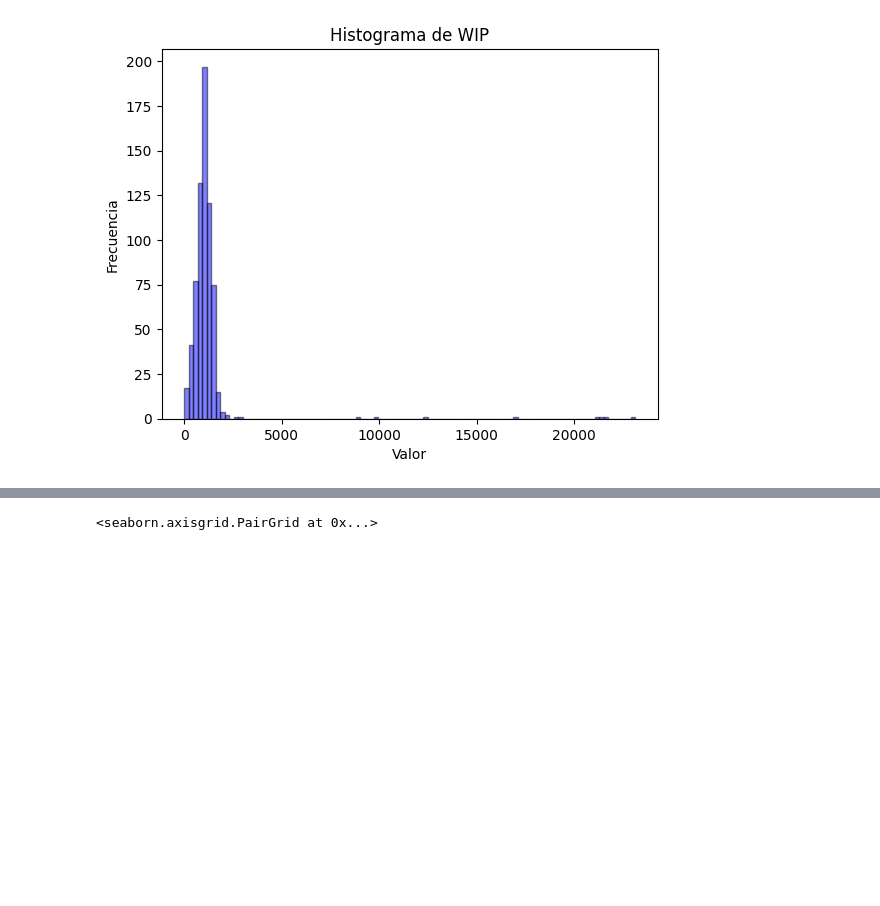
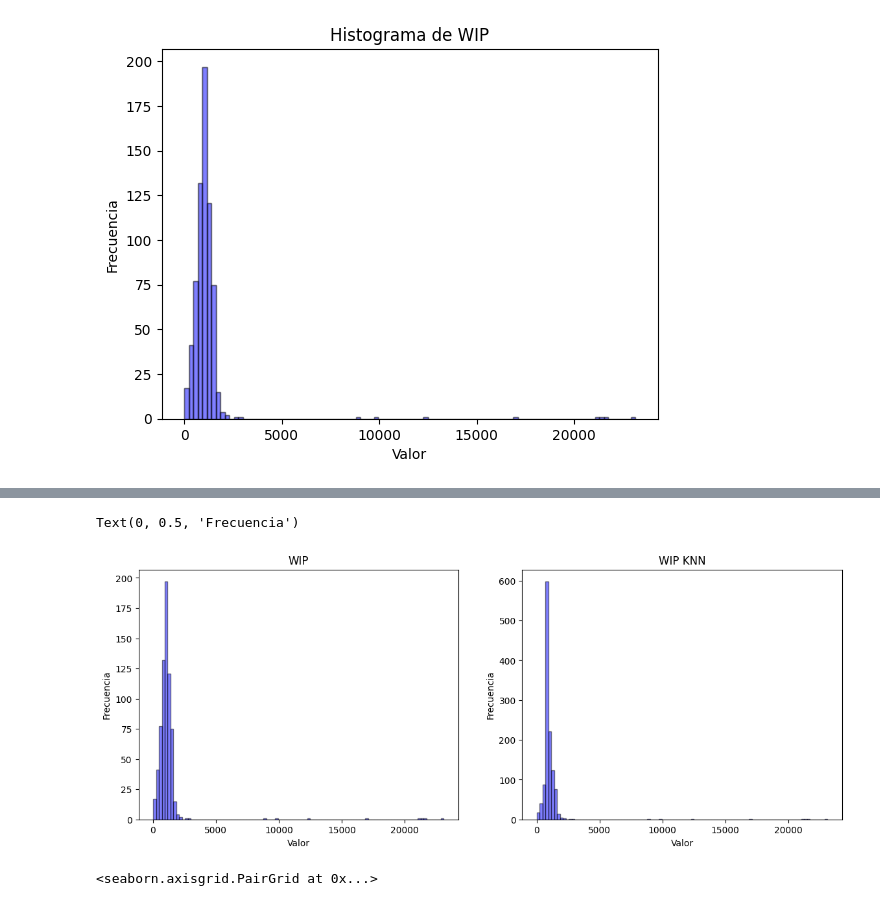
Before and after one commit to DiegoRojasMarinkelle/Proyecto-1---ACTD, a Jupyter notebook: Limpieza_datos.ipynb, the cells around one changed output, grey strips where cells are left out. Saved outputs shown, nothing was run; the diff lists cells and outputs as text; code cells hidden in the pictures; blank space fills up the shorter version.

```diff
--- a/Limpieza_datos.ipynb
+++ b/Limpieza_datos.ipynb
@@ -94,3 +127,18 @@ plt.show()
+# %%
+fig, axs = plt.subplots(1, 2, figsize=(14, 5))
+
+axs[0].hist(df['wip'], bins=100, alpha=0.5, color='blue', edgecolor='black')
+axs[0].set_title('WIP')
+axs[0].set_xlabel('Valor')  # Corregido a set_xlabel
+axs[0].set_ylabel('Frecuencia')  # Corregido a set_ylabel
+
+axs[1].hist(data_imputed_df['wip'], bins=100, alpha=0.5, color='blue', edgecolor='black')
+axs[1].set_title('WIP KNN')
+axs[1].set_xlabel('Valor')  # Corregido a set_xlabel
+axs[1].set_ylabel('Frecuencia')  # Corregido a set_ylabel
+# %% [output]
+Text(0, 0.5, 'Frecuencia')
+[figure, added]
 # %%
 sns.pairplot(df,)
 # %% [output]
```
Also changed, not shown: parts of 3 cells of this notebook.
